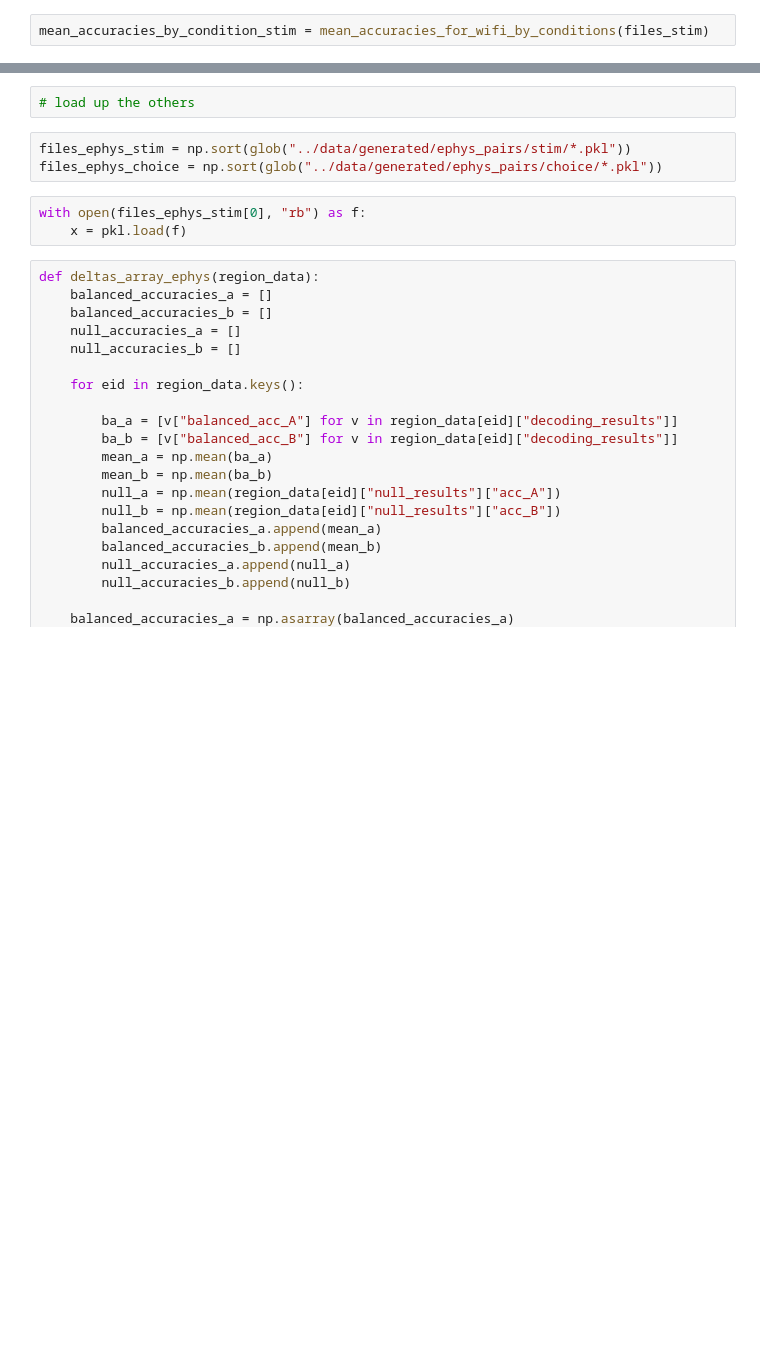
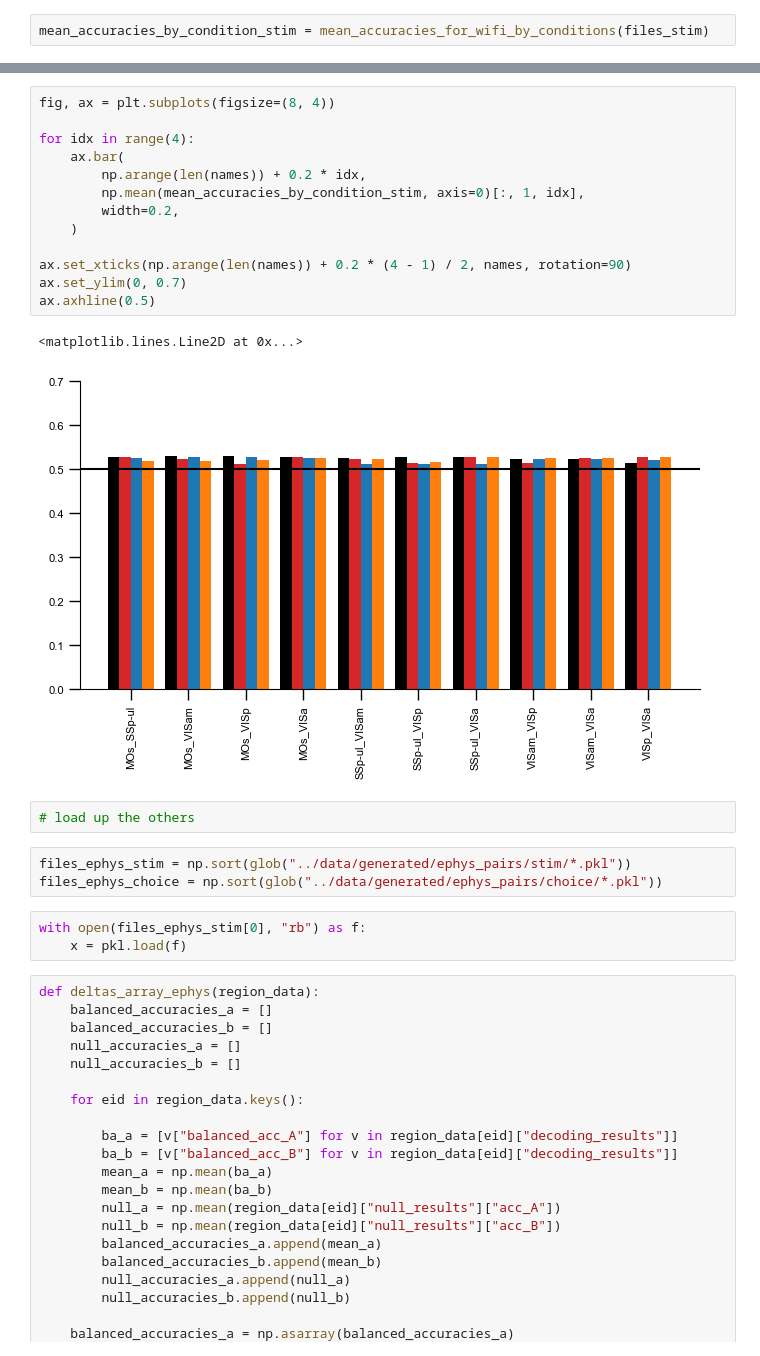
Before and after one commit to debottamKundu/ibl-partial-info-decomp, a Jupyter notebook: notebooks/multiregiondecoders.ipynb, the cells around one changed output, grey strips where cells are left out. Drawn from its saved outputs; the diff is of its cells as text; blank space fills up the shorter version.

```diff
--- a/notebooks/multiregiondecoders.ipynb
+++ b/notebooks/multiregiondecoders.ipynb
@@ -565,3 +573,19 @@ ValueError: The number of FixedLocator locations (3), usually from a call to set
+# %%
+fig, ax = plt.subplots(figsize=(8, 4))
+
+for idx in range(4):
+    ax.bar(
+        np.arange(len(names)) + 0.2 * idx,
+        np.mean(mean_accuracies_by_condition_stim, axis=0)[:, 1, idx],
+        width=0.2,
+    )
+
+ax.set_xticks(np.arange(len(names)) + 0.2 * (4 - 1) / 2, names, rotation=90)
+ax.set_ylim(0, 0.7)
+ax.axhline(0.5)
+# %% [output]
+<matplotlib.lines.Line2D at 0x...>
+[figure, added]
 # %%
 # load up the others
 # %%
```
Also changed, not shown: parts of 5 cells of this notebook, 5 other files.
